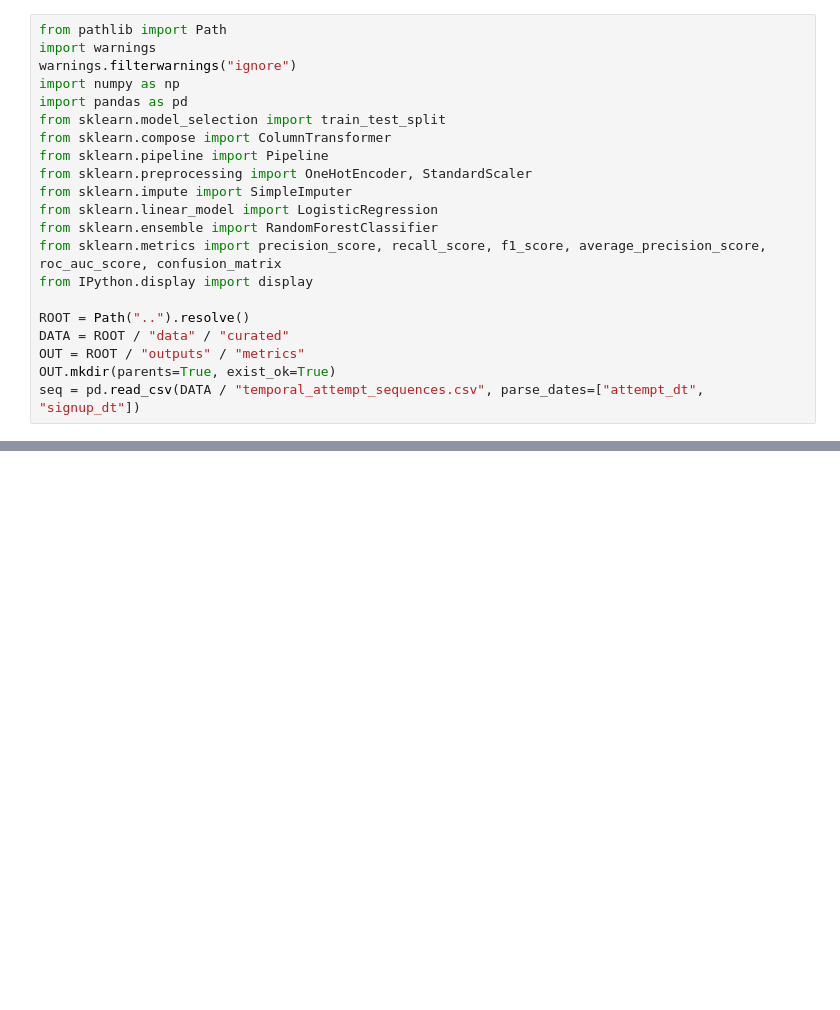
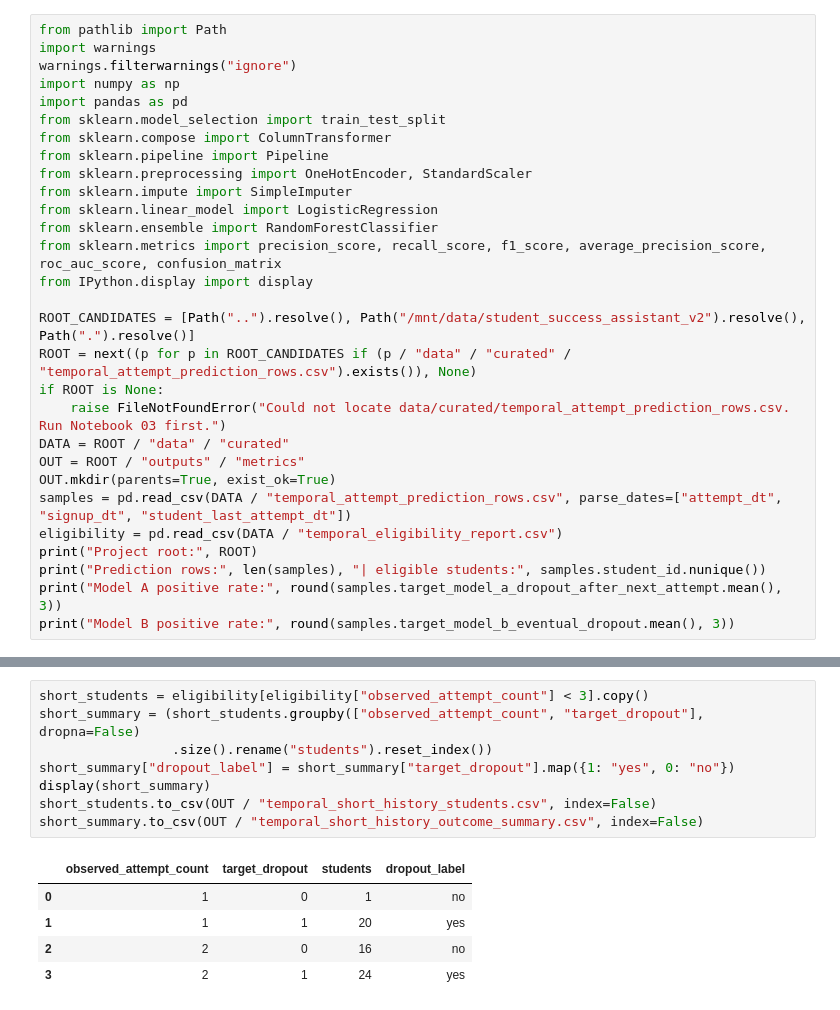
Before and after one commit to Abishek-Sebastian/student_success_assistant, a Jupyter notebook: notebooks/05_temporal_modeling.ipynb, the cells around one changed output, grey strips where cells are left out. Cells and saved outputs as stored; diff of their text form; blank space fills up the shorter version.

Commit message:
Updated to make sure no data leakage during predictions

```diff
--- a/notebooks/05_temporal_modeling.ipynb
+++ b/notebooks/05_temporal_modeling.ipynb
@@ -28,8 +32,16 @@ from sklearn.ensemble import RandomForestClassifier
 from sklearn.metrics import precision_score, recall_score, f1_score, average_precision_score, roc_auc_score, confusion_matrix
 from IPython.display import display
 
-ROOT = Path("..").resolve()
+ROOT_CANDIDATES = [Path("..").resolve(), Path("/mnt/data/student_success_assistant_v2").resolve(), Path(".").resolve()]
+ROOT = next((p for p in ROOT_CANDIDATES if (p / "data" / "curated" / "temporal_attempt_prediction_rows.csv").exists()), None)
+if ROOT is None:
+    raise FileNotFoundError("Could not locate data/curated/temporal_attempt_prediction_rows.csv. Run Notebook 03 first.")
 DATA = ROOT / "data" / "curated"
 OUT = ROOT / "outputs" / "metrics"
 OUT.mkdir(parents=True, exist_ok=True)
-seq = pd.read_csv(DATA / "temporal_attempt_sequences.csv", parse_dates=["attempt_dt", "signup_dt"])
+samples = pd.read_csv(DATA / "temporal_attempt_prediction_rows.csv", parse_dates=["attempt_dt", "signup_dt", "student_last_attempt_dt"])
+eligibility = pd.read_csv(DATA / "temporal_eligibility_report.csv")
+print("Project root:", ROOT)
+print("Prediction rows:", len(samples), "| eligible students:", samples.student_id.nunique())
+print("Model A positive rate:", round(samples.target_model_a_dropout_after_next_attempt.mean(), 3))
+print("Model B positive rate:", round(samples.target_model_b_eventual_dropout.mean(), 3))
@@ -64,0 +105,14 @@ The current attempt's score and duration are deliberately not used: this is a pr
+# %%
+short_students = eligibility[eligibility["observed_attempt_count"] < 3].copy()
+short_summary = (short_students.groupby(["observed_attempt_count", "target_dropout"], dropna=False)
+                 .size().rename("students").reset_index())
+short_summary["dropout_label"] = short_summary["target_dropout"].map({1: "yes", 0: "no"})
+display(short_summary)
+short_students.to_csv(OUT / "temporal_short_history_students.csv", index=False)
+short_summary.to_csv(OUT / "temporal_short_history_outcome_summary.csv", index=False)
+# %% [output]
+|  | observed_attempt_count | target_dropout | students | dropout_label |
+| 0 | 1 | 0 | 1 | no |
+| 1 | 1 | 1 | 20 | yes |
+| 2 | 2 | 0 | 16 | no |
+| 3 | 2 | 1 | 24 | yes |
```
Also changed, not shown: parts of 20 cells of this notebook, 30 other files.
